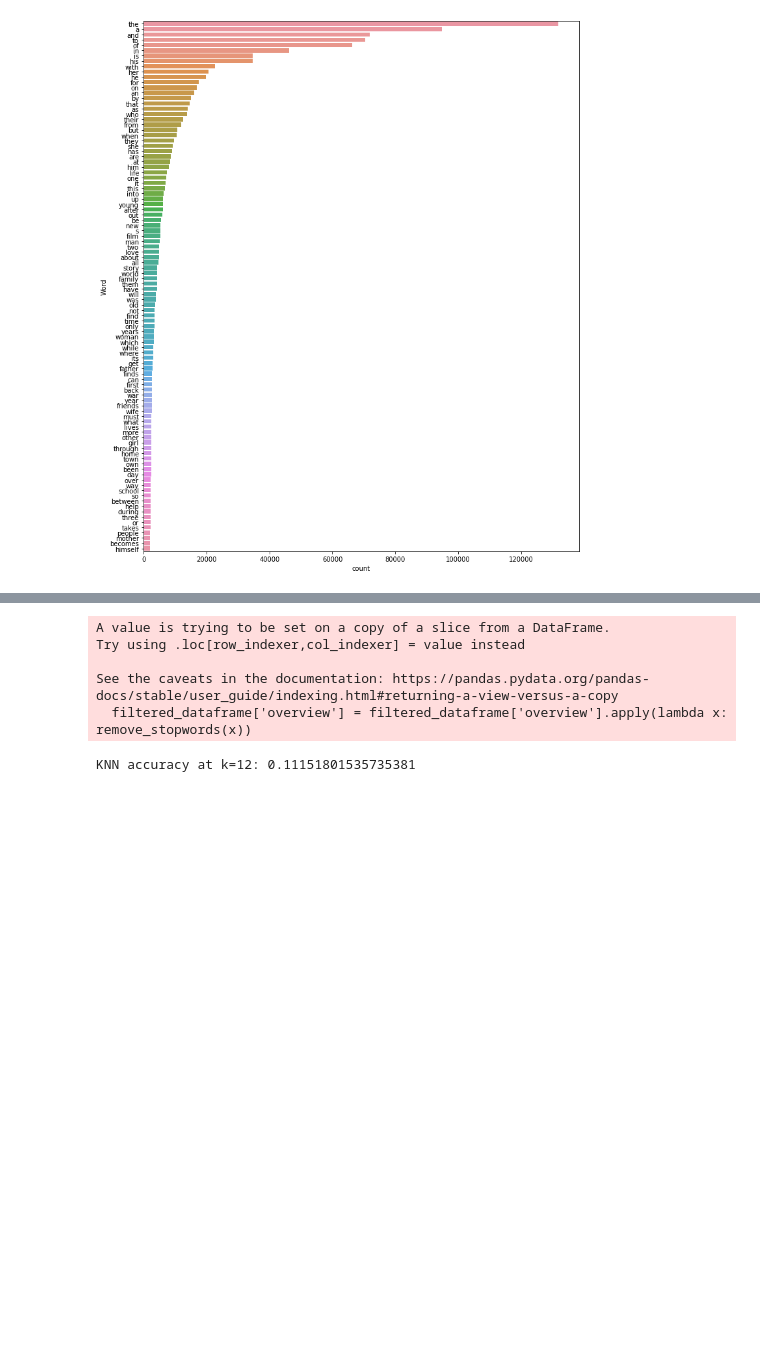
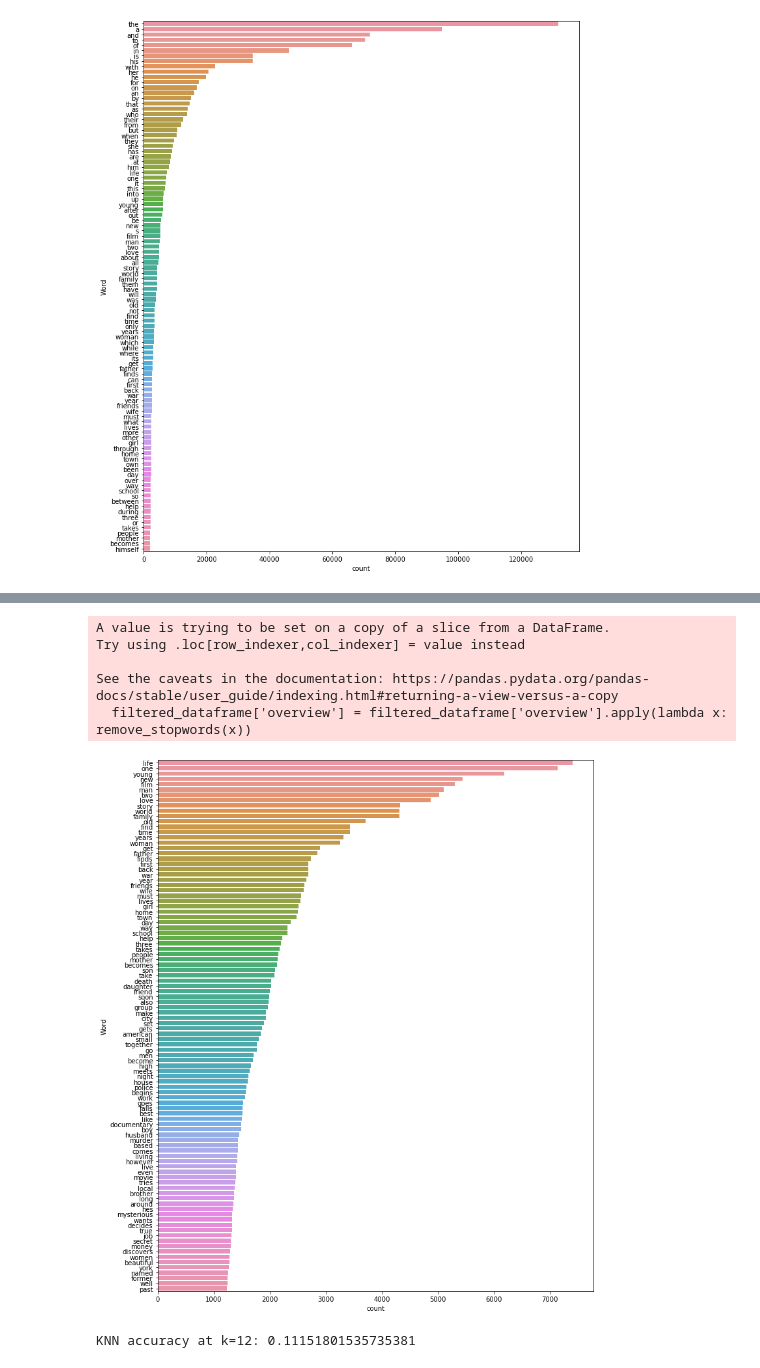
Before and after one commit to rmedina0531/movie-database-ml-project, a Jupyter notebook: main.ipynb, the cells around one changed output, grey strips where cells are left out. Saved outputs shown, nothing was run; the diff lists cells and outputs as text; code cells hidden in the pictures; blank space fills up the shorter version.

```diff
--- a/main.ipynb
+++ b/main.ipynb
@@ -442,19 +406,22 @@ True
 # %%
 from nltk.corpus import stopwords
 stop_words = set(stopwords.words('english'))
 
 # function to remove stopwords
 def remove_stopwords(text):
     no_stopword_text = [w for w in text.split() if not w in stop_words]
     return ' '.join(no_stopword_text)
 
 filtered_dataframe['overview'] = filtered_dataframe['overview'].apply(lambda x: remove_stopwords(x))
+# print 100 most frequent words
+freq_words(filtered_dataframe['overview'], 100)
 # %% [output]
 A value is trying to be set on a copy of a slice from a DataFrame.
 Try using .loc[row_indexer,col_indexer] = value instead
 
 See the caveats in the documentation: https://pandas.pydata.org/pandas-docs/stable/user_guide/indexing.html#returning-a-view-versus-a-copy
   filtered_dataframe['overview'] = filtered_dataframe['overview'].apply(lambda x: remove_stopwords(x))
+[figure, added]
 # %%
 multilabel_binarizer = MultiLabelBinarizer()
 multilabel_binarizer.fit(filtered_dataframe['genres'])
```
Also changed, not shown: parts of 18 cells of this notebook.
